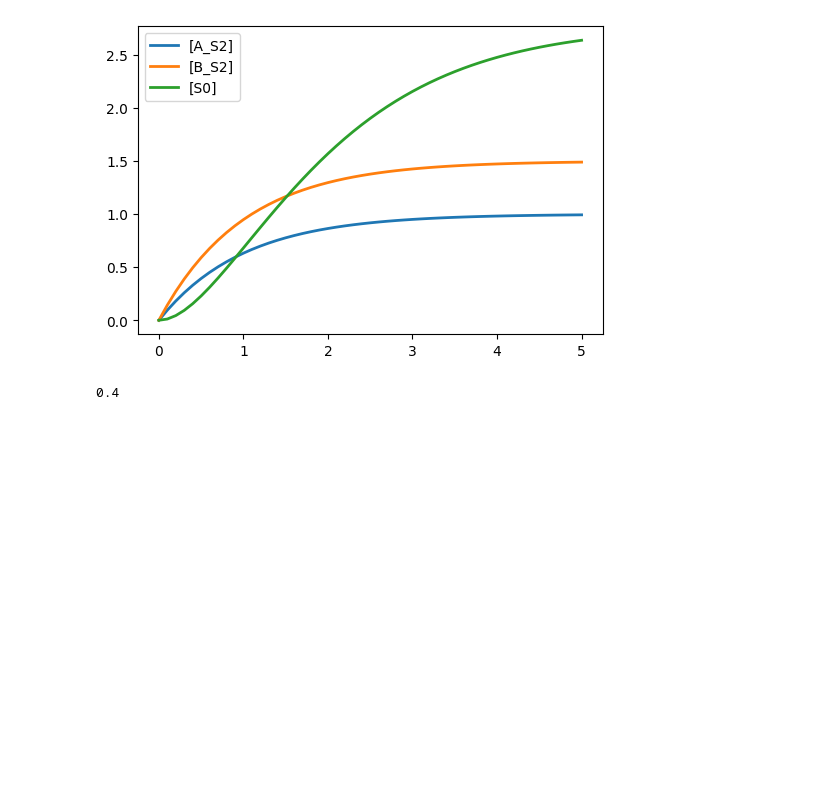
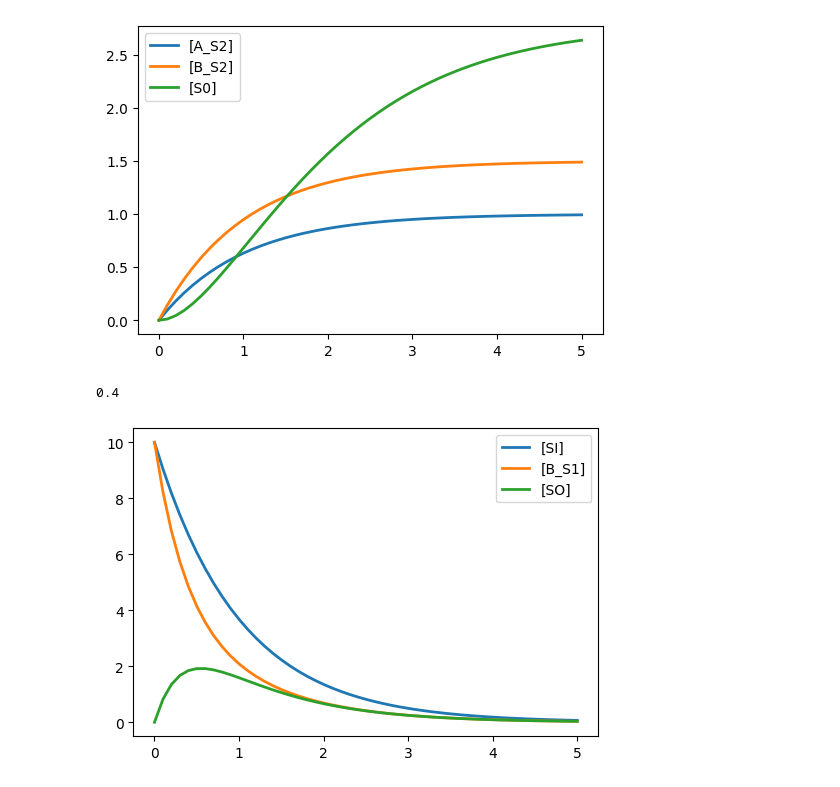
Before and after one commit to joseph-hellerstein/linear_reaction_networks, a Jupyter notebook: notebooks/explore-modules.ipynb, the cells around one changed output. Drawn from its saved outputs; the diff is of its cells as text; code cells hidden in the pictures; blank space fills up the shorter version.

```diff
--- a/notebooks/explore-modules.ipynb
+++ b/notebooks/explore-modules.ipynb
@@ -121,3 +121,43 @@ rr.plot()
 getattr(a, "k1")
 # %% [output]
 0.4
+# %%
+model = """
+
+model main_model_2()
+species S1, S2
+S1 -> S2; k1*S1
+J2: S2 -> ; k2*S2
+k1 = 1
+k2 = 2
+S1 = 10
+S2 = 0
+end
+
+
+model main_model_1()
+species S1, S2
+S1 -> S2; k1*S1
+J2: S2 -> ; k2*S2
+k1 = 1
+k2 = 2
+S1 = 10
+S2 = 0
+end
+
+model *main_model()
+
+            A: main_model_1();
+            B: main_model_2();
+            A.S2 is B.S1;
+            SI is A.S1
+            SO is B.S2
+
+end
+
+"""
+rr = te.loada(model)
+rr.simulate()
+rr.plot()
+# %% [output]
+[figure, added]
```
Also changed, not shown: 3 other files.
